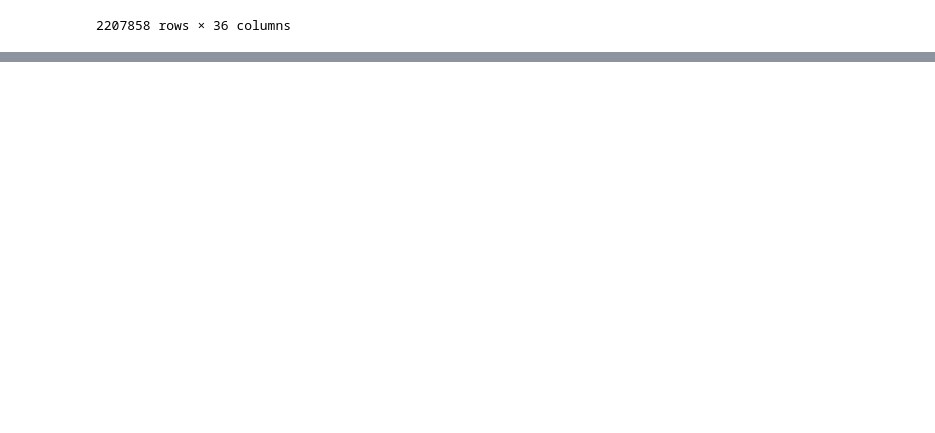
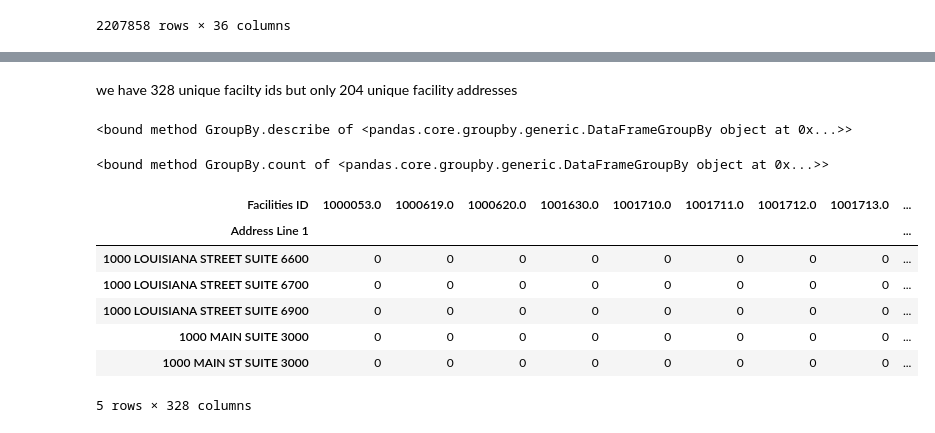
Before and after one commit to EnviroTechSean/TeamPunchParty, a Jupyter notebook: exploredata.ipynb, the cells around one changed output, grey strips where cells are left out. Cells and saved outputs as stored; diff of their text form; code cells hidden in the pictures; blank space fills up the shorter version.

```diff
--- a/exploredata.ipynb
+++ b/exploredata.ipynb
@@ -182,0 +225,2 @@ merged_gas_types_and_facilities
+# %%
+harris=facilities[facilities["County"]== "HARRIS COUNTY"]
@@ -182,0 +247,22 @@ merged_gas_types_and_facilities
+# %% [markdown]
+we have 328 unique facilty ids but only 204 unique facility addresses
+# %%
+harris.groupby("Address Line 1").describe
+# %% [output]
+<bound method GroupBy.describe of <pandas.core.groupby.generic.DataFrameGroupBy object at 0x...>>
+# %%
+val=harris.groupby("Address Line 1").count
+val
+# %% [output]
+<bound method GroupBy.count of <pandas.core.groupby.generic.DataFrameGroupBy object at 0x...>>
+# %%
+harris.pivot_table(index='Address Line 1', columns='Facilities ID', aggfunc='size', fill_value=0).head(5)
+# %% [output]
+| Facilities ID | 1000053.0 | 1000619.0 | 1000620.0 | 1001630.0 | 1001710.0 | 1001711.0 | 1001712.0 | 1001713.0 | ... |
+| Address Line 1 |  |  |  |  |  |  |  |  | ... |
+| 1000 LOUISIANA STREET SUITE 6600 | 0 | 0 | 0 | 0 | 0 | 0 | 0 | 0 | ... |
+| 1000 LOUISIANA STREET SUITE 6700 | 0 | 0 | 0 | 0 | 0 | 0 | 0 | 0 | ... |
+| 1000 LOUISIANA STREET SUITE 6900 | 0 | 0 | 0 | 0 | 0 | 0 | 0 | 0 | ... |
+| 1000 MAIN SUITE 3000 | 0 | 0 | 0 | 0 | 0 | 0 | 0 | 0 | ... |
+| 1000 MAIN ST SUITE 3000 | 0 | 0 | 0 | 0 | 0 | 0 | 0 | 0 | ... |
+5 rows × 328 columns
```
Also changed, not shown: parts of 19 cells of this notebook.
